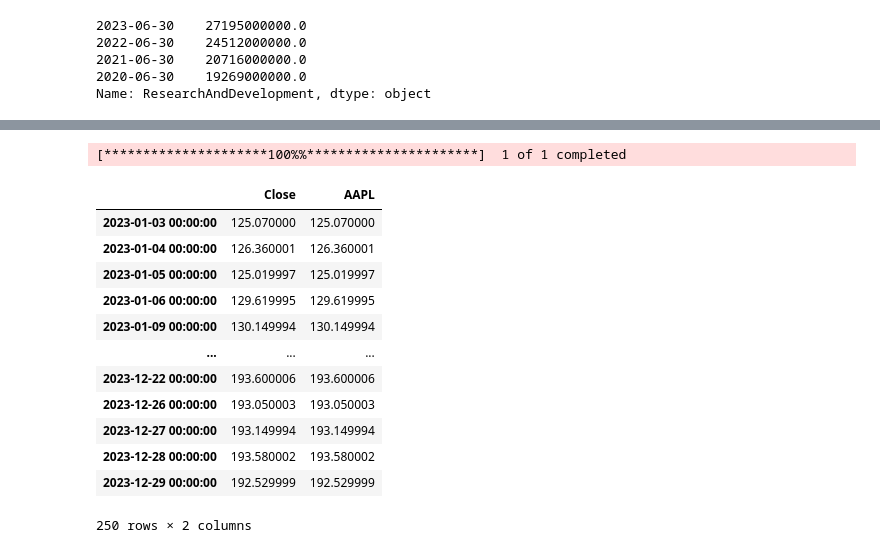
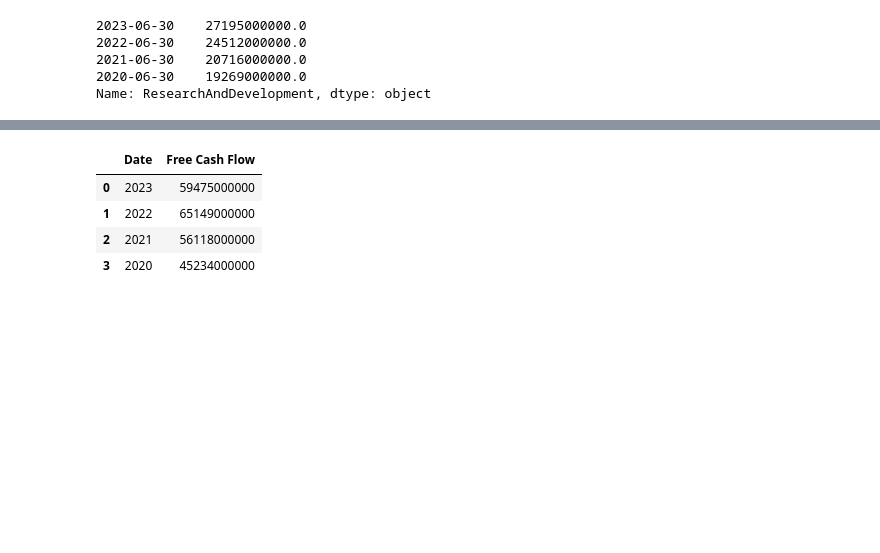
Before and after one commit to RiccardoDAndrea/InteractiveDataLab, a Jupyter notebook: python_files/yhaoo_finance.ipynb, the cells around one changed output, grey strips where cells are left out. Drawn from its saved outputs; the diff is of its cells as text; code cells hidden in the pictures; blank space fills up the shorter version.

```diff
--- a/python_files/yhaoo_finance.ipynb
+++ b/python_files/yhaoo_finance.ipynb
@@ -344,36 +177,0 @@ close_df
-# %%
-for stock_option in stock_options:
-
-    data = yf.download(stock_option,
-                        start=start_date_input,
-                        end=end_date_input)
-
-    if data is not None:
-        if 'Close' in data.columns:
-            close_df[stock_option] = data['Close']
-
-            # Check for NaN values in the 'Close' column
-            if close_df[stock_option].isnull().any():
-                print(f'Warning: {stock_option} has NaN values in the "Close" column.')
-        else:
-            print(f'No "Close" column found for {stock_option}')
-    else:
-        print(f'No data available for {stock_option}')
-        # You may want to handle this case, e.g., skip or take alternative actions
-
-close_df
-# %% [output]
-[*********************100%%**********************]  1 of 1 completed
-|  | Close | AAPL |
-| 2023-01-03 00:00:00 | 125.070000 | 125.070000 |
-| 2023-01-04 00:00:00 | 126.360001 | 126.360001 |
-| 2023-01-05 00:00:00 | 125.019997 | 125.019997 |
-| 2023-01-06 00:00:00 | 129.619995 | 129.619995 |
-| 2023-01-09 00:00:00 | 130.149994 | 130.149994 |
-| ... | ... | ... |
-| 2023-12-22 00:00:00 | 193.600006 | 193.600006 |
-| 2023-12-26 00:00:00 | 193.050003 | 193.050003 |
-| 2023-12-27 00:00:00 | 193.149994 | 193.149994 |
-| 2023-12-28 00:00:00 | 193.580002 | 193.580002 |
-| 2023-12-29 00:00:00 | 192.529999 | 192.529999 |
-250 rows × 2 columns
@@ -392,0 +195,26 @@ def multiply_numbers(a, b):
+# %%
+import yfinance as yf
+import plotly.express as px
+import pandas as pd
+
+
+stock_option = 'MSFT'
+Free_cash_flow = yf.Ticker(stock_option)
+Free_cash_flow = Free_cash_flow.cash_flow.loc['Free Cash Flow']
+Free_cash_flow = pd.DataFrame(Free_cash_flow)
+Free_cash_flow.index = pd.to_datetime(Free_cash_flow.index).year
+Free_cash_flow = Free_cash_flow.reset_index()
+Free_cash_flow.rename(columns={'index': 'Date'}, inplace=True)
+Free_cash_flow['Free Cash Flow'] = Free_cash_flow['Free Cash Flow'].astype(int)
+
+fig = px.bar(Free_cash_flow, x='Date', y='Free Cash Flow', title='Free Cash Flow Over Time', text='Free Cash Flow',
+              text_auto=True)
+fig.update_layout(xaxis={'tickmode': 'linear', 'dtick': 1})
+fig.show()
+Free_cash_flow
+# %% [output]
+|  | Date | Free Cash Flow |
+| 0 | 2023 | 59475000000 |
+| 1 | 2022 | 65149000000 |
+| 2 | 2021 | 56118000000 |
+| 3 | 2020 | 45234000000 |
```
Also changed, not shown: parts of 13 cells of this notebook, 1 other file.
